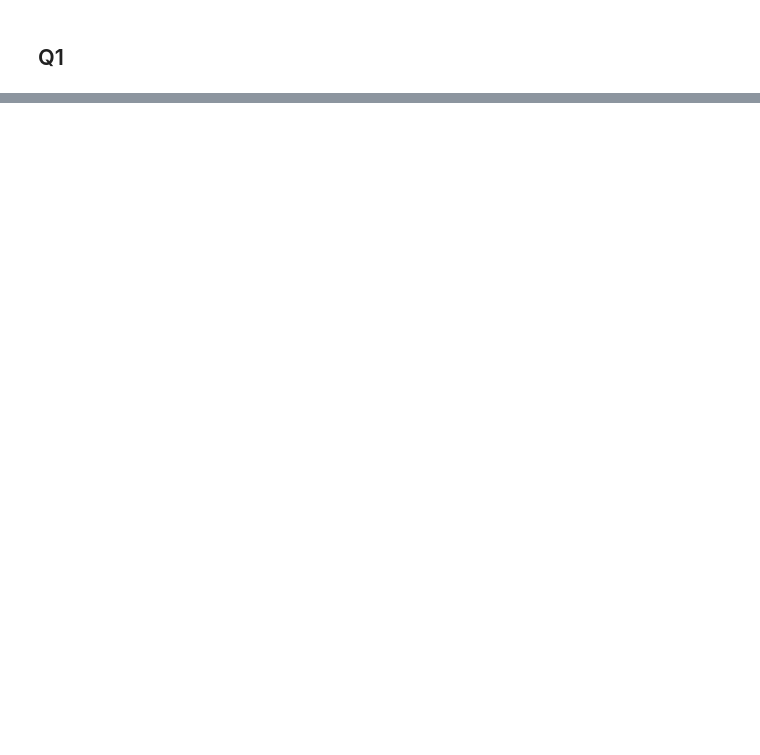
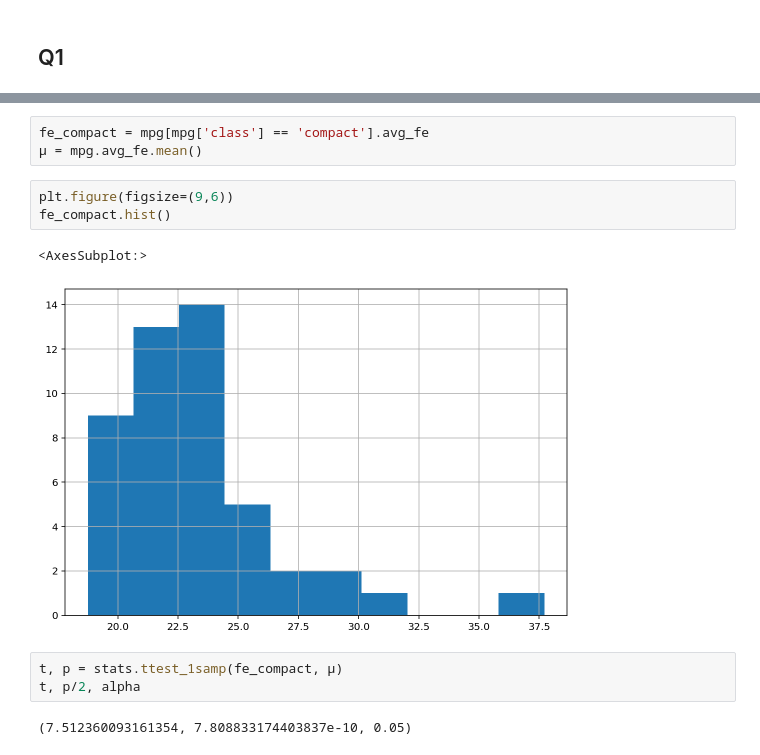
Before and after one commit to Michael-Austin-Mesa/statistics-exercises, a Jupyter notebook: hypothesis_testing.ipynb, the cells around one changed output, grey strips where cells are left out. Drawn from its saved outputs; the diff is of its cells as text; blank space fills up the shorter version.

```diff
--- a/hypothesis_testing.ipynb
+++ b/hypothesis_testing.ipynb
@@ -64,0 +227,14 @@ False negative (type II) will fail to reject our H_{0} but H_{A} would be true.
+# %%
+fe_compact = mpg[mpg['class'] == 'compact'].avg_fe
+μ = mpg.avg_fe.mean()
+# %%
+plt.figure(figsize=(9,6))
+fe_compact.hist()
+# %% [output]
+<AxesSubplot:>
+[figure, added]
+# %%
+t, p = stats.ttest_1samp(fe_compact, μ)
+t, p/2, alpha
+# %% [output]
+(7.512360093161354, 7.808833174403837e-10, 0.05)
```
Also changed, not shown: parts of 61 cells of this notebook.
